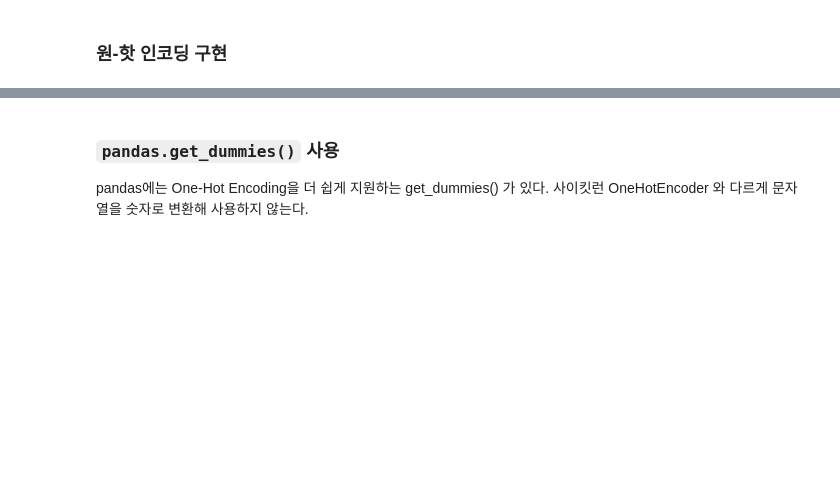
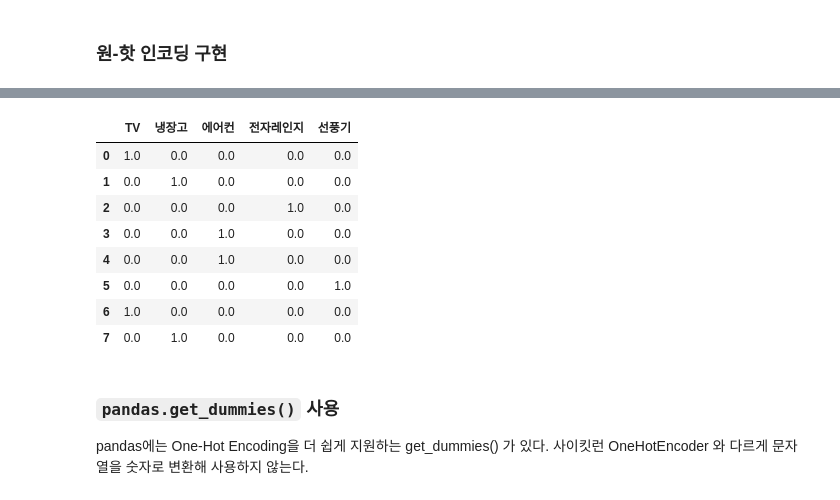
Before and after one commit to Ihan0316/ai_scool, a Jupyter notebook: 7월/7-17/sckilit데이터전처리-0.ipynb, the cells around one changed output, grey strips where cells are left out. Cells and saved outputs as stored; diff of their text form; code cells hidden in the pictures; blank space fills up the shorter version.

```diff
--- a/7월/7-17/sckilit데이터전처리-0.ipynb
+++ b/7월/7-17/sckilit데이터전처리-0.ipynb
@@ -109,3 +124,8 @@ One-Hot-Encoding은 피처 값의 유형에 따라 새 피처를 추가하고
 <img src='https://i.imgur.com/mtimFxh.png' width='450'>
 # %% [markdown]
 ### 원-핫 인코딩 구현
+# %%
+# one-hot encoding
+# 새로운 피처를 추가
+items = pd.DataFrame(['TV', '냉장고', '전자레인지', '에어컨', '에어컨', '선풍기', 'TV', '냉장고'], columns=['종류'])
+items
@@ -133,0 +165,2 @@ One-Hot-Encoding은 피처 값의 유형에 따라 새 피처를 추가하고
+# %%
+origin = items.pop('종류')
@@ -134,3 +179,20 @@ One-Hot-Encoding은 피처 값의 유형에 따라 새 피처를 추가하고
+# %%
+items['TV'] = (origin == 'TV') * 1.0
+items['냉장고'] = (origin == '냉장고') * 1.0
+items['에어컨'] = (origin == '에어컨') * 1.0
+items['전자레인지'] = (origin == '전자레인지') * 1.0
+items['선풍기'] = (origin == '선풍기') * 1.0
+items
+# %% [output]
+|  | TV | 냉장고 | 에어컨 | 전자레인지 | 선풍기 |
+| 0 | 1.0 | 0.0 | 0.0 | 0.0 | 0.0 |
+| 1 | 0.0 | 1.0 | 0.0 | 0.0 | 0.0 |
+| 2 | 0.0 | 0.0 | 0.0 | 1.0 | 0.0 |
+| 3 | 0.0 | 0.0 | 1.0 | 0.0 | 0.0 |
+| 4 | 0.0 | 0.0 | 1.0 | 0.0 | 0.0 |
+| 5 | 0.0 | 0.0 | 0.0 | 0.0 | 1.0 |
+| 6 | 1.0 | 0.0 | 0.0 | 0.0 | 0.0 |
+| 7 | 0.0 | 1.0 | 0.0 | 0.0 | 0.0 |
 # %% [markdown]
 ### `pandas.get_dummies()` 사용
 
```
Also changed, not shown: parts of 51 cells of this notebook.
